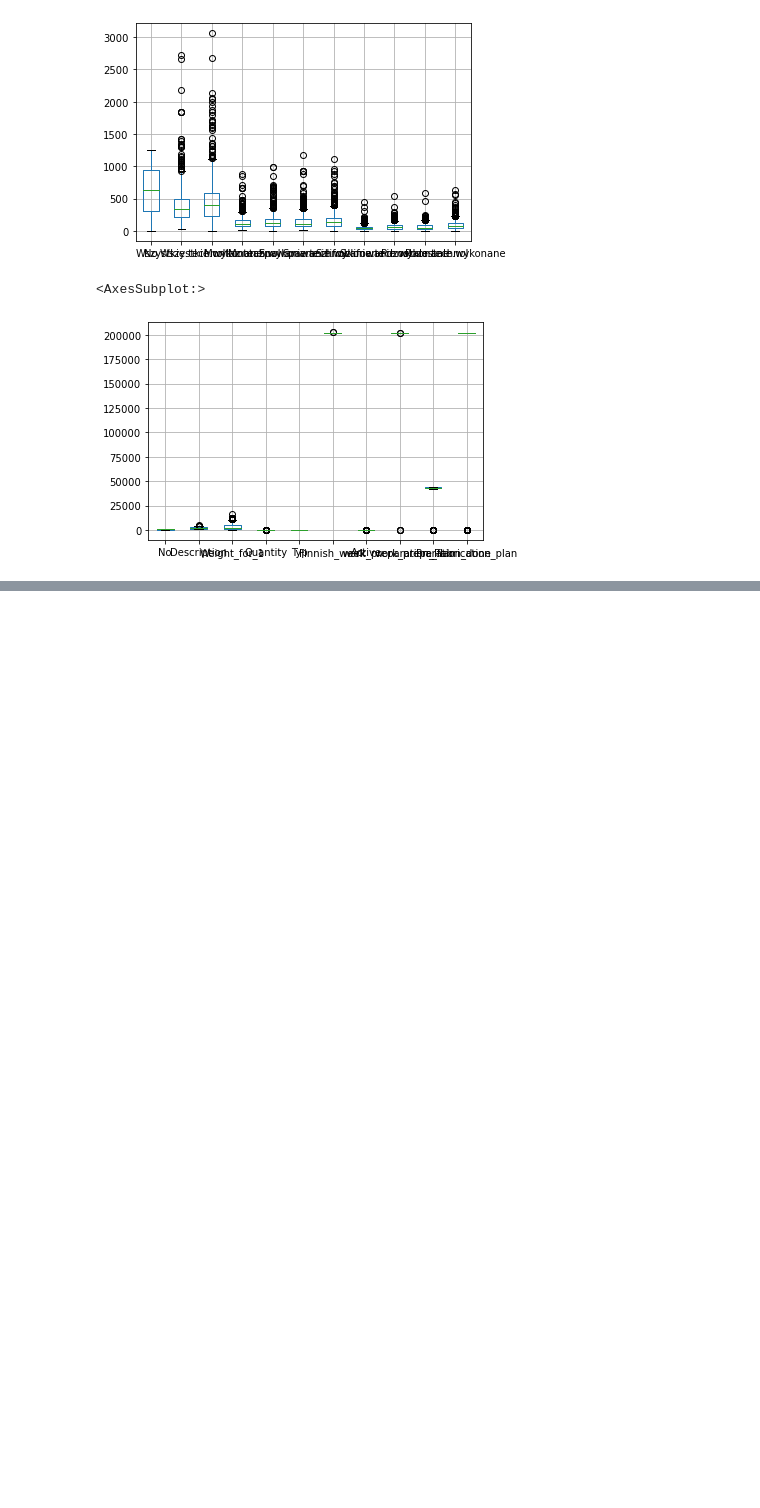
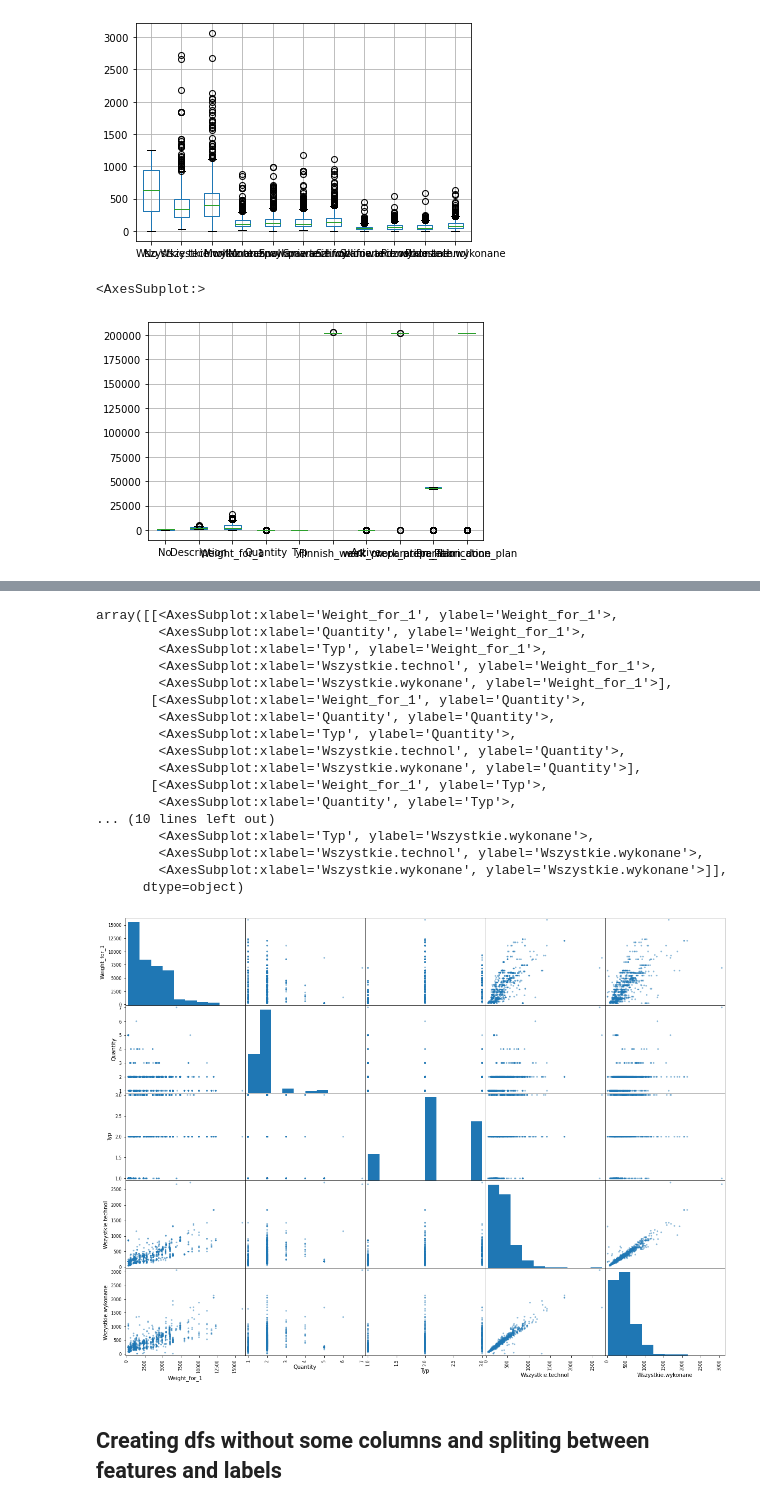
Before and after one commit to wszczawinski/DS_final_project, a Jupyter notebook: Orders.ipynb, the cells around one changed output, grey strips where cells are left out. Saved outputs shown, nothing was run; the diff lists cells and outputs as text; code cells hidden in the pictures; blank space fills up the shorter version.

Commit message:
feat(data_preparation): some more visualization and spliting data into train and test set

```diff
--- a/Orders.ipynb
+++ b/Orders.ipynb
@@ -223,0 +229,3 @@ orders_df.boxplot()
+# %%
+from sklearn.model_selection import train_test_split
+train_set, test_set = train_test_split(orders_complete_df, test_size=0.2, random_state=42)
@@ -223,0 +272,27 @@ orders_df.boxplot()
+# %%
+from pandas.plotting import scatter_matrix
+
+attributes = ['Weight_for_1', 'Quantity', 'Typ', 'Wszystkie.technol', 'Wszystkie.wykonane']
+
+scatter_matrix(train_set[attributes], figsize=(20, 15))
+# %% [output]
+array([[<AxesSubplot:xlabel='Weight_for_1', ylabel='Weight_for_1'>,
+        <AxesSubplot:xlabel='Quantity', ylabel='Weight_for_1'>,
+        <AxesSubplot:xlabel='Typ', ylabel='Weight_for_1'>,
+        <AxesSubplot:xlabel='Wszystkie.technol', ylabel='Weight_for_1'>,
+        <AxesSubplot:xlabel='Wszystkie.wykonane', ylabel='Weight_for_1'>],
+       [<AxesSubplot:xlabel='Weight_for_1', ylabel='Quantity'>,
+        <AxesSubplot:xlabel='Quantity', ylabel='Quantity'>,
+        <AxesSubplot:xlabel='Typ', ylabel='Quantity'>,
+        <AxesSubplot:xlabel='Wszystkie.technol', ylabel='Quantity'>,
+        <AxesSubplot:xlabel='Wszystkie.wykonane', ylabel='Quantity'>],
+       [<AxesSubplot:xlabel='Weight_for_1', ylabel='Typ'>,
+        <AxesSubplot:xlabel='Quantity', ylabel='Typ'>,
+... (10 lines left out)
+        <AxesSubplot:xlabel='Typ', ylabel='Wszystkie.wykonane'>,
+        <AxesSubplot:xlabel='Wszystkie.technol', ylabel='Wszystkie.wykonane'>,
+        <AxesSubplot:xlabel='Wszystkie.wykonane', ylabel='Wszystkie.wykonane'>]],
+      dtype=object)
+[figure, added]
+# %% [markdown]
+## Creating dfs without some columns and spliting between features and labels
```
Also changed, not shown: parts of 11 cells of this notebook.
